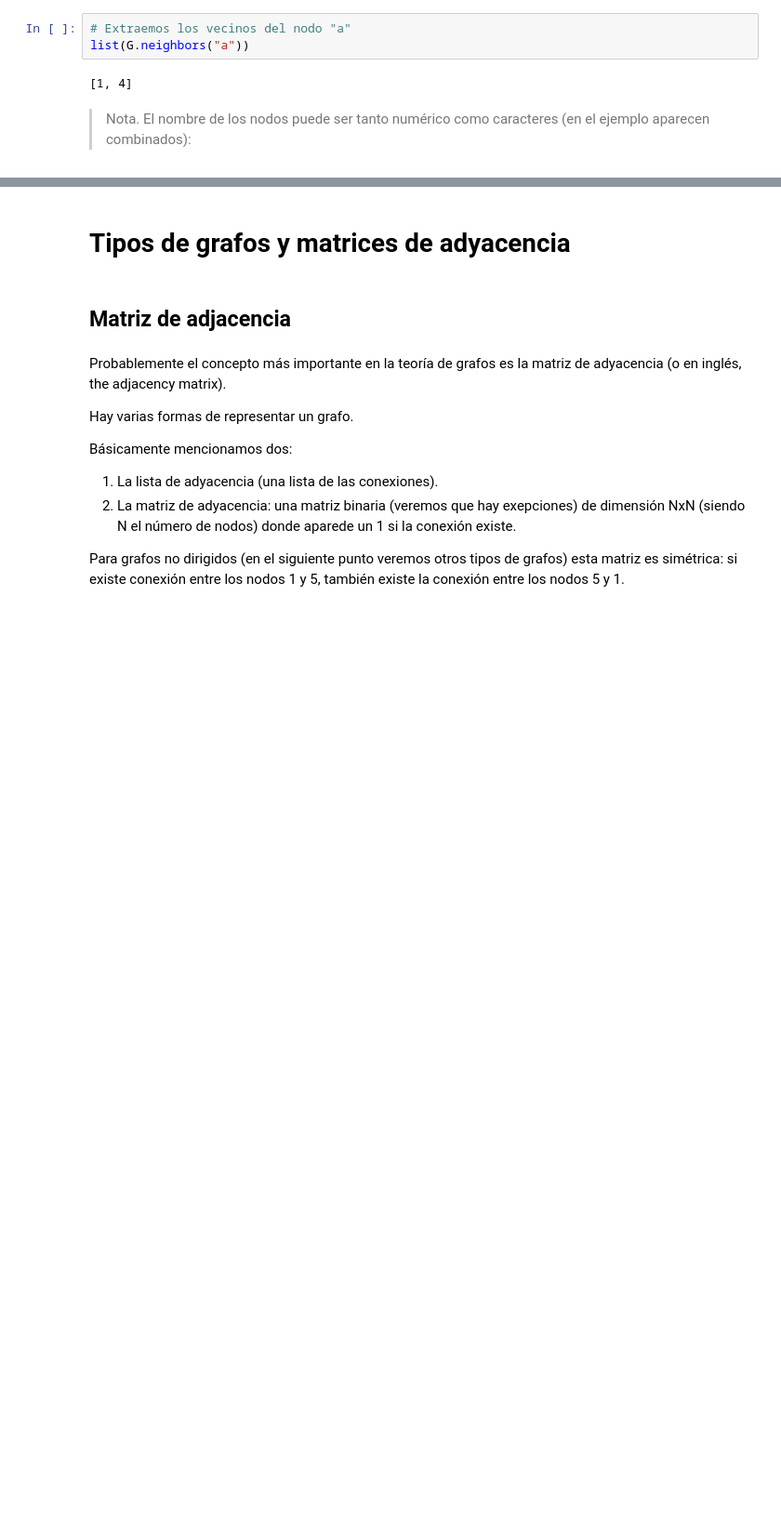
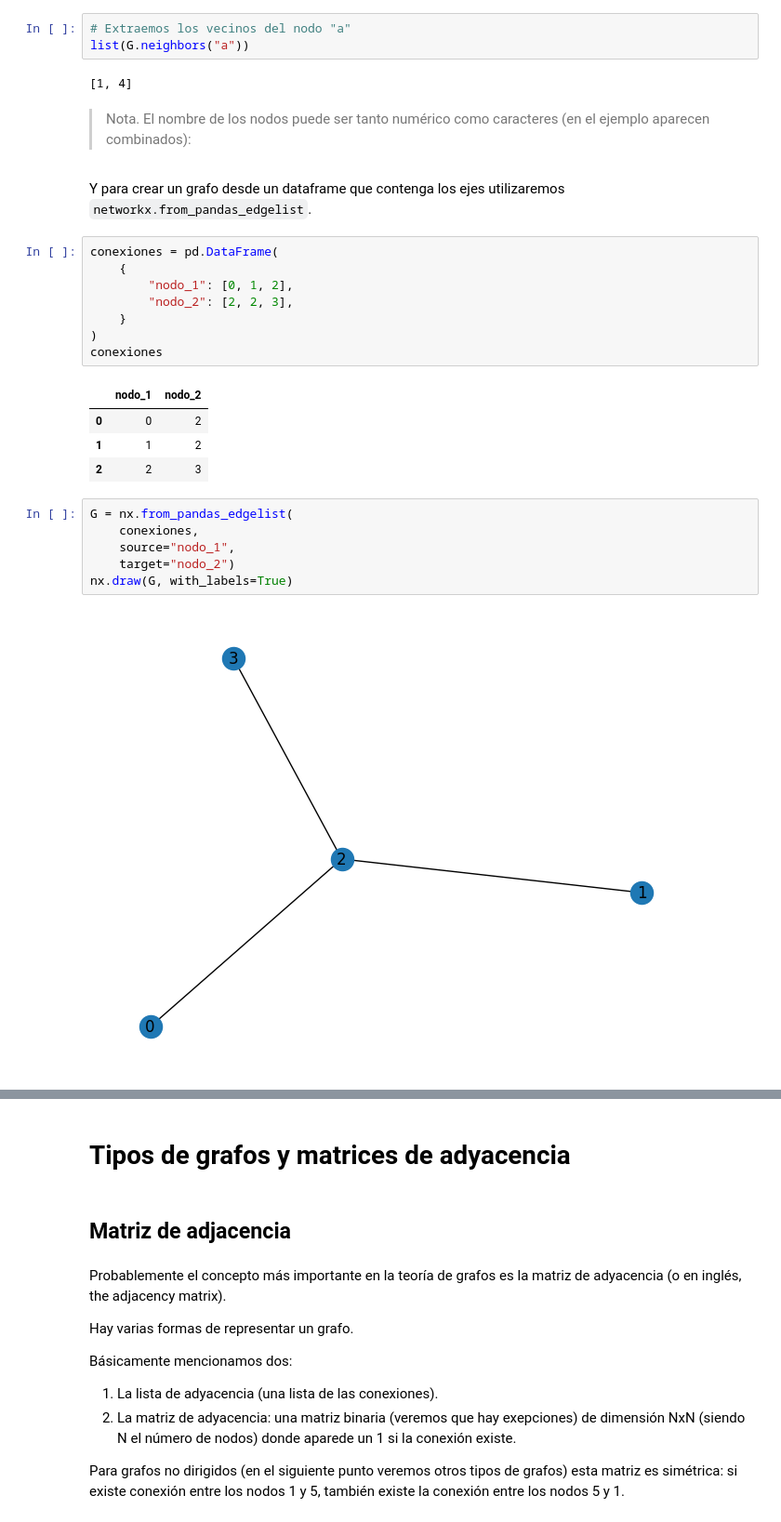
Before and after one commit to FernandoCarazoMelo/network-science, a Jupyter notebook: notebooks/01_FC_network-intro.ipynb, the cells around one changed output, grey strips where cells are left out. Shown: that part at 93% size. Cells and saved outputs as stored; diff of their text form; blank space fills up the shorter version.

```diff
--- a/notebooks/01_FC_network-intro.ipynb
+++ b/notebooks/01_FC_network-intro.ipynb
@@ -83,3 +96,26 @@ list(G.neighbors("a"))
 [1, 4]
 # %% [markdown]
 > Nota. El nombre de los nodos puede ser tanto numérico como caracteres (en el ejemplo aparecen combinados):
+# %% [markdown]
+Y para crear un grafo desde un dataframe que contenga los ejes utilizaremos `networkx.from_pandas_edgelist`.
+# %%
+conexiones = pd.DataFrame(
+    {
+        "nodo_1": [0, 1, 2],
+        "nodo_2": [2, 2, 3],
+    }
+)
+conexiones
+# %% [output]
+|  | nodo_1 | nodo_2 |
+| 0 | 0 | 2 |
+| 1 | 1 | 2 |
+| 2 | 2 | 3 |
+# %%
+G = nx.from_pandas_edgelist(
+    conexiones,
+    source="nodo_1",
+    target="nodo_2")
+nx.draw(G, with_labels=True)
+# %% [output]
+[figure, added]
```
Also changed, not shown: parts of 8 cells of this notebook.
